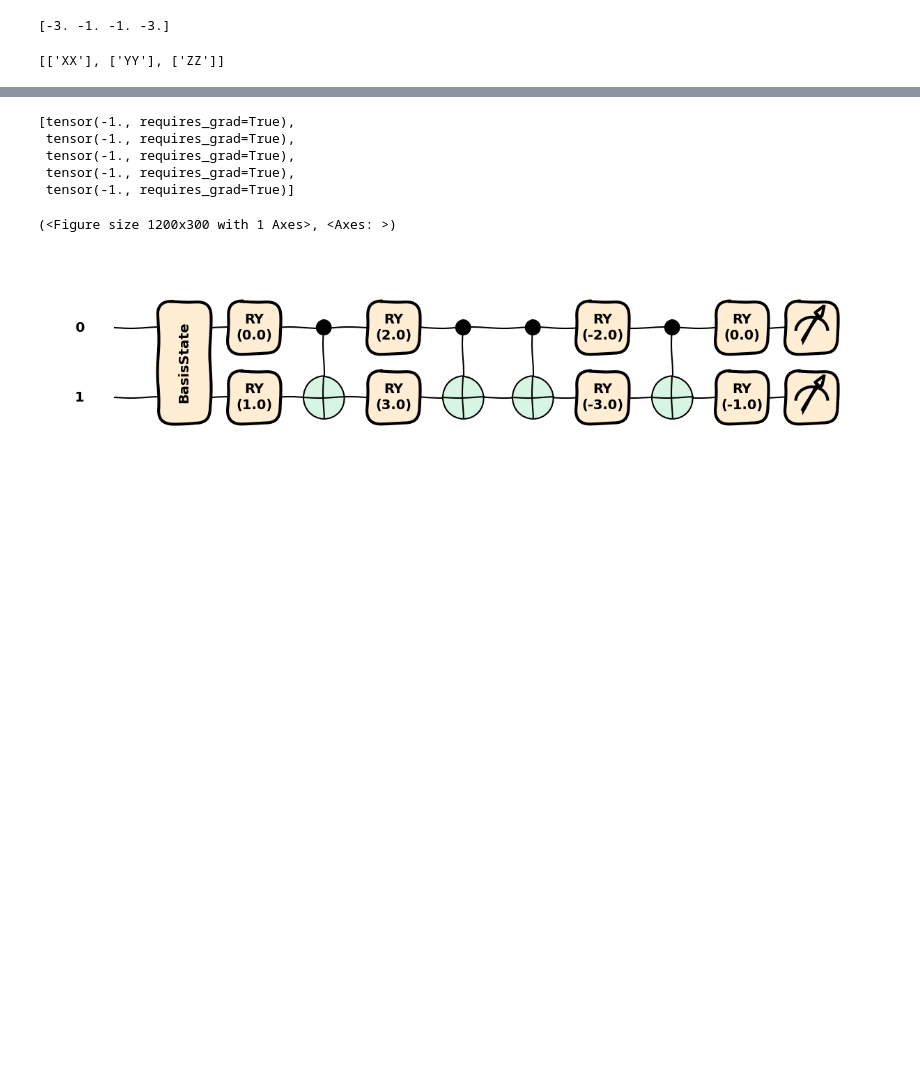
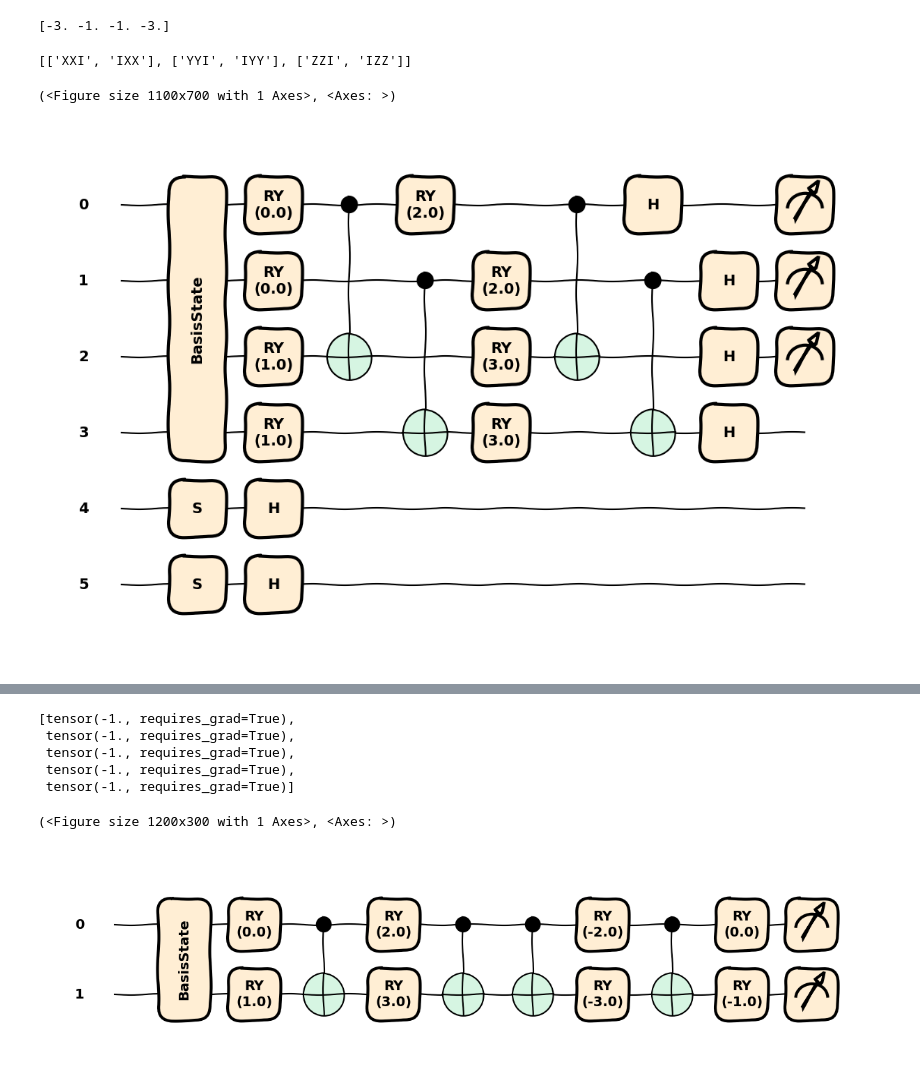
Before and after one commit to javinoram/VqePy, a Jupyter notebook: Pruebas.ipynb, the cells around one changed output, grey strips where cells are left out. Cells and saved outputs as stored; diff of their text form; code cells hidden in the pictures; blank space fills up the shorter version.

```diff
--- a/Pruebas.ipynb
+++ b/Pruebas.ipynb
@@ -21,8 +91,8 @@ print(ee)
 [-3. -1. -1. -3.]
 # %%
 params = {
-    "sites": 2,
-    "spin": 0.5,
+    "sites": 3,
+    "spin": 1,
     "pattern": "open",
     "exchange": [1,1,1]
 }
@@ -48,4 +102,26 @@ number = (object_vqe.qubits)*rep
 # %%
 object_vqe.hamiltonian_object
 # %% [output]
-[['XX'], ['YY'], ['ZZ']]
+[['XXI', 'IXX'], ['YYI', 'IYY'], ['ZZI', 'IZZ']]
+# %%
+ansatz_params = {
+    "repetitions": 2,
+    "electrons": 2,
+    "pattern": "all_to_all",
+    "base": "default.qubit",
+    "backend": None,
+    "interface": "autograd",
+    "shots": 1000.0,
+    "token": None,
+}
+
+object_vqe.set_device(ansatz_params)
+object_vqe.set_node(ansatz_params)
+
+rep = ansatz_params["repetitions"]
+number = (object_vqe.qubits)*rep
+# %%
+qml.draw_mpl(object_vqe.node, decimals=1, style="sketch")( [i for i in range(20)], ["XXZ"], "XXY", [0,0,0,0,0,0,0,0])
+# %% [output]
+(<Figure size 1100x700 with 1 Axes>, <Axes: >)
+[figure, added]
```
Also changed, not shown: parts of 11 cells of this notebook, 16 other files.
